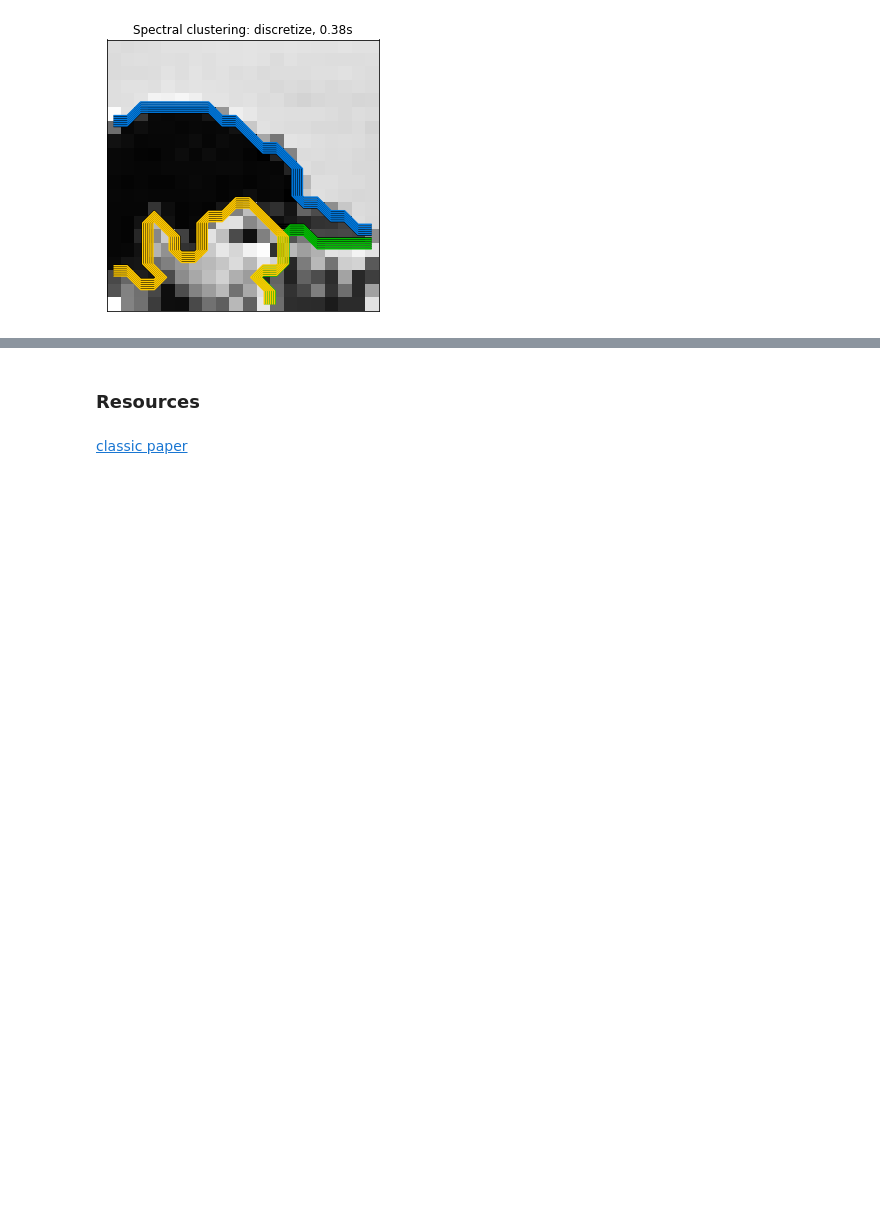
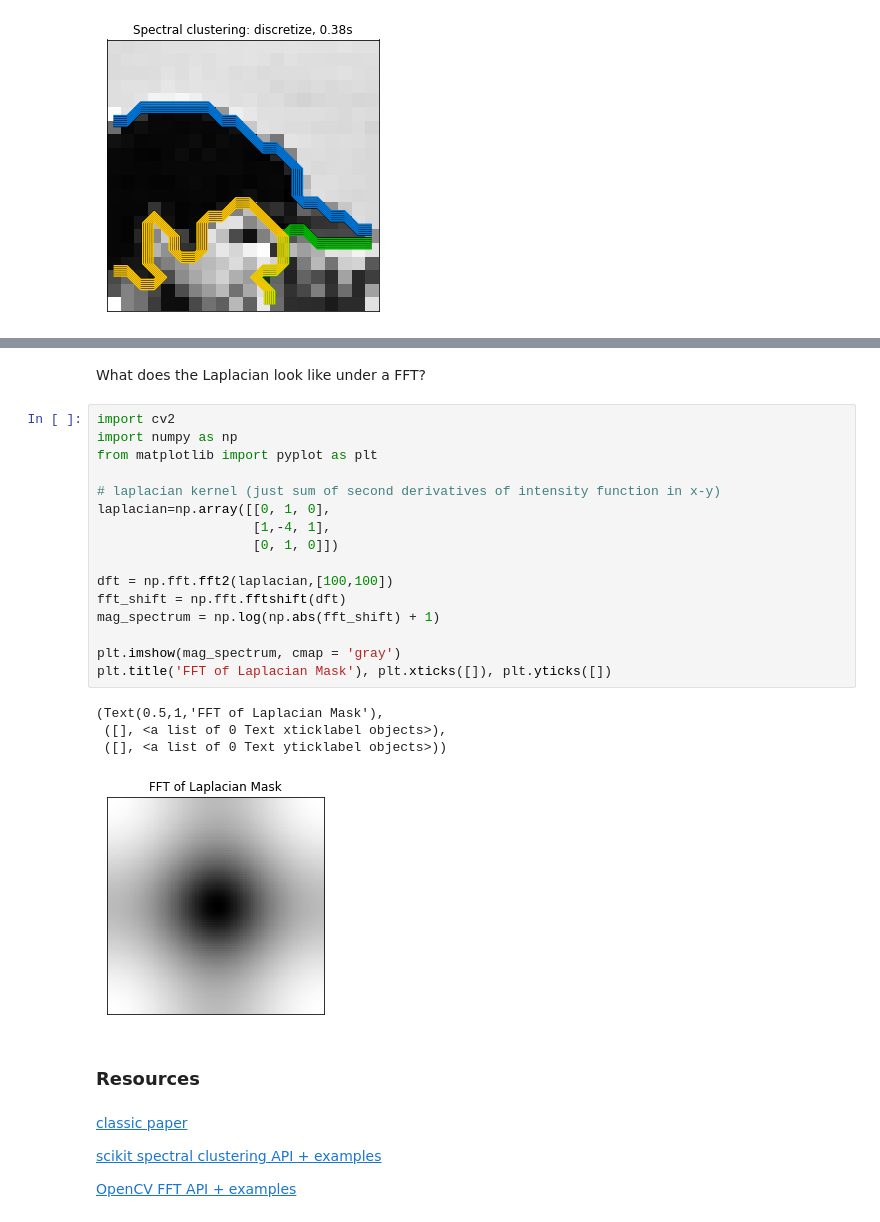
Before and after one commit to hlml-toronto/machinelearning, a Jupyter notebook: guides/LEM.ipynb, the cells around one changed output, grey strips where cells are left out. Saved outputs shown, nothing was run; the diff lists cells and outputs as text; blank space fills up the shorter version.

Commit message:
added more to examples

```diff
--- a/guides/LEM.ipynb
+++ b/guides/LEM.ipynb
@@ -320,4 +383,31 @@ Spectral clustering: discretize, 0.38s
+# %% [markdown]
+What does the Laplacian look like under a FFT?
+# %%
+import cv2
+import numpy as np
+from matplotlib import pyplot as plt
+
+# laplacian kernel (just sum of second derivatives of intensity function in x-y)
+laplacian=np.array([[0, 1, 0],
+                    [1,-4, 1],
+                    [0, 1, 0]])
+
+dft = np.fft.fft2(laplacian,[100,100])
+fft_shift = np.fft.fftshift(dft)
+mag_spectrum = np.log(np.abs(fft_shift) + 1)
+
+plt.imshow(mag_spectrum, cmap = 'gray')
+plt.title('FFT of Laplacian Mask'), plt.xticks([]), plt.yticks([])
+# %% [output]
+(Text(0.5,1,'FFT of Laplacian Mask'),
+ ([], <a list of 0 Text xticklabel objects>),
+ ([], <a list of 0 Text yticklabel objects>))
+[figure, added]
 # %% [markdown]
 ### Resources<a id='linkResources'></a>
-# %% [markdown]
-[classic paper](http://www2.imm.dtu.dk/projects/manifold/Papers/Laplacian.pdf)
+# %% [markdown]
+[classic paper](http://www2.imm.dtu.dk/projects/manifold/Papers/Laplacian.pdf)
+
+[scikit spectral clustering API + examples](https://scikit-learn.org/stable/auto_examples/cluster/plot_coin_segmentation.html#sphx-glr-auto-examples-cluster-plot-coin-segmentation-py)
+
+[OpenCV FFT API + examples](https://opencv-python-tutroals.readthedocs.io/en/latest/py_tutorials/py_imgproc/py_transforms/py_fourier_transform/py_fourier_transform.html)
```
Also changed, not shown: parts of 9 cells of this notebook.
